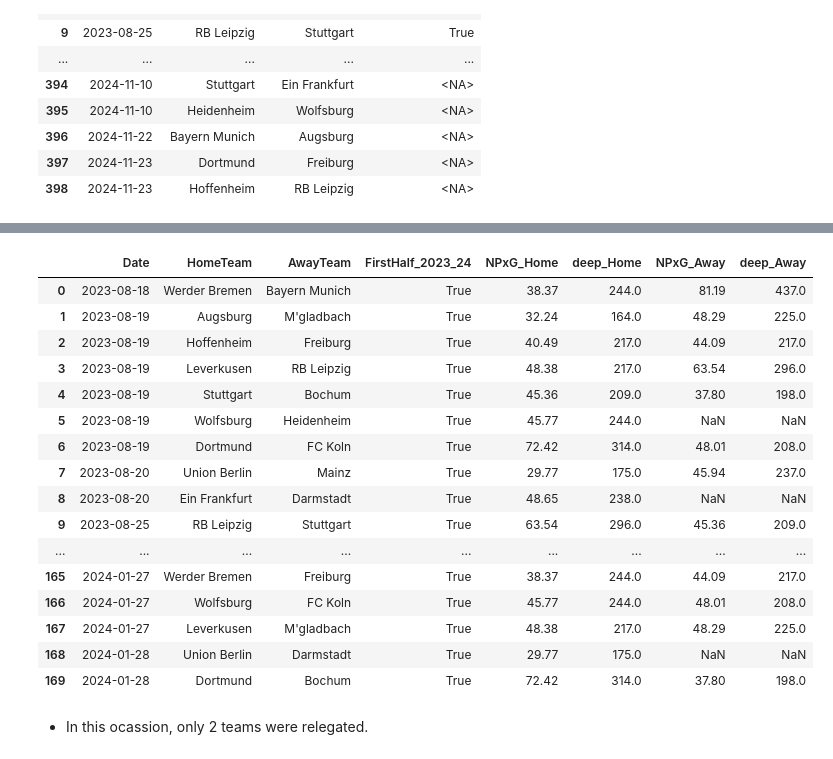
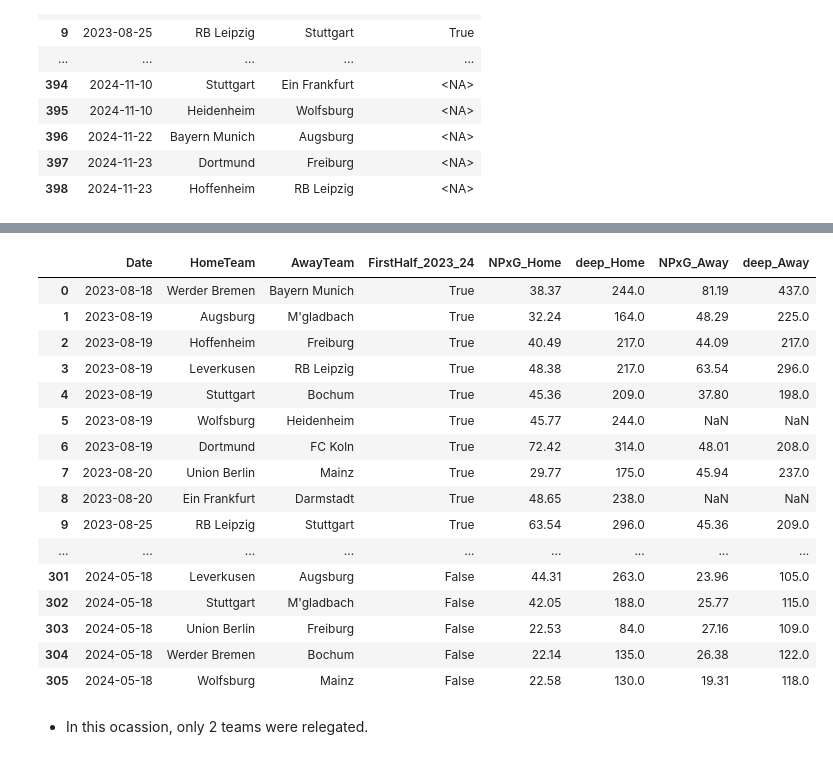
Before and after one commit to Acon3078/corners, a Jupyter notebook: Notebook_FTHG.ipynb, the cells around one changed output, grey strips where cells are left out. Cells and saved outputs as stored; diff of their text form; code cells hidden in the pictures.

```diff
--- a/Notebook_FTHG.ipynb
+++ b/Notebook_FTHG.ipynb
@@ -316,7 +316,7 @@ df_fh_2023_2024 = pd.read_csv(fh_2023_2024_path, sep=";")
 # Keep only attacking-quality columns we need
 fh_attacking = df_fh_2023_2024[["team", "NPxG", "deep"]].copy()
 
-# Map match-data team names -> FH team names where they differ
+# Map match-data team names -> FH/SH team names where they differ
 team_name_map = {
     "RB Leipzig": "RasenBallsport Leipzig",
     "M'gladbach": "Borussia M.Gladbach",
@@ -326,11 +326,13 @@ team_name_map = {
     "Stuttgart": "VfB Stuttgart",
     "Leverkusen": "Bayer Leverkusen",
     "Dortmund": "Borussia Dortmund",
+    # Promoted side naming alignment (match data vs FH/SH tables)
+    "Heidenheim": "FC Heidenheim",
 }
 
 print("FH 2023-2024 attacking quality loaded (teams, NPxG, deep):", fh_attacking.shape)
 print(fh_attacking.head())
-print("\nTeam-name mapping for FH merge:")
+print("\nTeam-name mapping for FH/SH merge:")
 for k, v in team_name_map.items():
     print(f"  {k!r} -> {v!r}")
 # %% [output]
@@ -841,53 +844,86 @@ Preview with first-half flag:
 # %%
 import numpy as np
 
-# Attach FH 2023-2024 attacking quality to match-level first-half data
+# Attach FH (first half) and SH (second half) 2023-2024 attacking quality to match-level data
 if "filtered_df_season" not in globals():
     raise NameError("`filtered_df_season` not found. Run the cell that builds filtered_df_season and FirstHalf_2023_24 first.")
 
 if "fh_attacking" not in globals() or "team_name_map" not in globals():
     raise NameError("`fh_attacking`/`team_name_map` not found. Run the FH 2023-2024 attacking quality cell first.")
 
-# 1) Create translated team-name columns for matching to FH teams
+# Load SH 2023-2024 attacking quality (second half of the season)
+sh_2023_2024_path = data_dir / "SH_2023:2024.csv"
+df_sh_2023_2024 = pd.read_csv(sh_2023_2024_path, sep=";")
+sh_attacking = df_sh_2023_2024[["team", "NPxG", "deep"]].copy()
+
+# 1) Create translated team-name columns for matching to FH/SH teams
 filtered_df_season = filtered_df_season.copy()
 filtered_df_season["HomeTeam_FH"] = filtered_df_season["HomeTeam"].replace(team_name_map)
 filtered_df_season["AwayTeam_FH"] = filtered_df_season["AwayTeam"].replace(team_name_map)
 
-# 2) Build home/away lookup tables from FH attacking data
-home_att = fh_attacking.rename(
-    columns={"team": "HomeTeam_FH", "NPxG": "NPxG_Home", "deep": "deep_Home"}
-)[["HomeTeam_FH", "NPxG_Home", "deep_Home"]]
+# 2) Build home/away lookup tables from FH and SH attacking data
+home_att_fh = fh_attacking.rename(
+    columns={"team": "HomeTeam_FH", "NPxG": "NPxG_Home_FH", "deep": "deep_Home_FH"}
+)[["HomeTeam_FH", "NPxG_Home_FH", "deep_Home_FH"]]
 
-away_att = fh_attacking.rename(
-    columns={"team": "AwayTeam_FH", "NPxG": "NPxG_Away", "deep": "deep_Away"}
-)[["AwayTeam_FH", "NPxG_Away", "deep_Away"]]
+away_att_fh = fh_attacking.rename(
+    columns={"team": "AwayTeam_FH", "NPxG": "NPxG_Away_FH", "deep": "deep_Away_FH"}
+)[["AwayTeam_FH", "NPxG_Away_FH", "deep_Away_FH"]]
+
+home_att_sh = sh_attacking.rename(
+    columns={"team": "HomeTeam_FH", "NPxG": "NPxG_Home_SH", "deep": "deep_Home_SH"}
+)[["HomeTeam_FH", "NPxG_Home_SH", "deep_Home_SH"]]
+
+away_att_sh = sh_attacking.rename(
+    columns={"team": "AwayTeam_FH", "NPxG": "NPxG_Away_SH", "deep": "deep_Away_SH"}
+)[["AwayTeam_FH", "NPxG_Away_SH", "deep_Away_SH"]]
 
 # 3) Drop any previous attacking-quality columns to keep the cell idempotent
-cols_to_drop = [c for c in ["NPxG_Home", "deep_Home", "NPxG_Away", "deep_Away"]
-                if c in filtered_df_season.columns]
+cols_to_drop = [
+    "NPxG_Home", "deep_Home", "NPxG_Away", "deep_Away",
+    "NPxG_Home_FH", "deep_Home_FH", "NPxG_Away_FH", "deep_Away_FH",
+    "NPxG_Home_SH", "deep_Home_SH", "NPxG_Away_SH", "deep_Away_SH",
+]
+cols_to_drop = [c for c in cols_to_drop if c in filtered_df_season.columns]
 if cols_to_drop:
     filtered_df_season = filtered_df_season.drop(columns=cols_to_drop)
 
-# 4) Merge team-level NPxG/deep onto each match row by translated home/away names
-merged = filtered_df_season.merge(home_att, on="HomeTeam_FH", how="left")
-merged = merged.merge(away_att, on="AwayTeam_FH", how="left")
+# 4) Merge FH and SH team-level NPxG/deep onto each match row by translated home/away names
+merged = filtered_df_season.merge(home_att_fh, on="HomeTeam_FH", how="left")
+merged = merged.merge(away_att_fh, on="AwayTeam_FH", how="left")
+merged = merged.merge(home_att_sh, on="HomeTeam_FH", how="left")
+merged = merged.merge(away_att_sh, on="AwayTeam_FH", how="left")
 
-# 5) Keep these stats only for first-half 2023-24 matches
+# 5) Build final NPxG/deep columns using FH for first-half and SH for second-half matches
 mask_first_half = merged["FirstHalf_2023_24"] == True
+mask_second_half = merged["FirstHalf_2023_24"] == False
 
-for col in ["NPxG_Home", "deep_Home", "NPxG_Away", "deep_Away"]:
-    merged.loc[~mask_first_half, col] = np.nan
+for out_col, fh_col, sh_col in [
+    ("NPxG_Home", "NPxG_Home_FH", "NPxG_Home_SH"),
+    ("deep_Home", "deep_Home_FH", "deep_Home_SH"),
+    ("NPxG_Away", "NPxG_Away_FH", "NPxG_Away_SH"),
+    ("deep_Away", "deep_Away_FH", "deep_Away_SH"),
+]:
+    merged[out_col] = np.nan
+    merged.loc[mask_first_half, out_col] = merged.loc[mask_first_half, fh_col]
+    merged.loc[mask_second_half, out_col] = merged.loc[mask_second_half, sh_col]
 
 filtered_df_season = merged
 
 # 6) Quick sanity checks and preview
 n_first_half = int(mask_first_half.sum())
-non_null_home = merged.loc[mask_first_half, "NPxG_Home"].notna().sum()
-non_null_away = merged.loc[mask_first_half, "NPxG_Away"].notna().sum()
+n_second_half = int(mask_second_half.sum())
+non_null_home_first = merged.loc[mask_first_half, "NPxG_Home"].notna().sum()
+non_null_away_first = merged.loc[mask_first_half, "NPxG_Away"].notna().sum()
+non_null_home_second = merged.loc[mask_second_half, "NPxG_Home"].notna().sum()
+non_null_away_second = merged.loc[mask_second_half, "NPxG_Away"].notna().sum()
 
 print("First-half 2023-24 matches (FirstHalf_2023_24 == True):", n_first_half)
-print("Non-null NPxG_Home among first-half matches:", non_null_home)
-print("Non-null NPxG_Away among first-half matches:", non_null_away)
+print("Second-half 2023-24 matches (FirstHalf_2023_24 == False):", n_second_half)
+print("Non-null NPxG_Home among first-half matches:", non_null_home_first)
+print("Non-null NPxG_Away among first-half matches:", non_null_away_first)
+print("Non-null NPxG_Home among second-half matches:", non_null_home_second)
+print("Non-null NPxG_Away among second-half matches:", non_null_away_second)
 
 preview_cols = [
     "Date", "HomeTeam", "AwayTeam", "FirstHalf_2023_24",
@@ -895,9 +931,9 @@ preview_cols = [
 ]
 preview_cols = [c for c in preview_cols if c in filtered_df_season.columns]
 
-print("\nPreview of first-half 2023-24 matches with attacking quality:")
+print("\nPreview of 2023-24 matches with attacking quality by half-season:")
 from IPython.display import HTML
-html = filtered_df_season.loc[mask_first_half, preview_cols].to_html()
+html = filtered_df_season.loc[mask_first_half | mask_second_half, preview_cols].to_html()
 display(HTML(f'<div style="max-height:350px; overflow:auto">{html}</div>'))
 # %% [output]
 First-half 2023-24 matches (FirstHalf_2023_24 == True): 170
@@ -908,20 +947,20 @@ Preview of first-half 2023-24 matches with attacking quality:
 |  | Date | HomeTeam | AwayTeam | FirstHalf_2023_24 | NPxG_Home | deep_Home | NPxG_Away | deep_Away |
 | 0 | 2023-08-18 | Werder Bremen | Bayern Munich | True | 38.37 | 244.0 | 81.19 | 437.0 |
 | 1 | 2023-08-19 | Augsburg | M'gladbach | True | 32.24 | 164.0 | 48.29 | 225.0 |
 | 2 | 2023-08-19 | Hoffenheim | Freiburg | True | 40.49 | 217.0 | 44.09 | 217.0 |
 | 3 | 2023-08-19 | Leverkusen | RB Leipzig | True | 48.38 | 217.0 | 63.54 | 296.0 |
 | 4 | 2023-08-19 | Stuttgart | Bochum | True | 45.36 | 209.0 | 37.80 | 198.0 |
 | 5 | 2023-08-19 | Wolfsburg | Heidenheim | True | 45.77 | 244.0 | NaN | NaN |
 | 6 | 2023-08-19 | Dortmund | FC Koln | True | 72.42 | 314.0 | 48.01 | 208.0 |
 | 7 | 2023-08-20 | Union Berlin | Mainz | True | 29.77 | 175.0 | 45.94 | 237.0 |
 | 8 | 2023-08-20 | Ein Frankfurt | Darmstadt | True | 48.65 | 238.0 | NaN | NaN |
 | 9 | 2023-08-25 | RB Leipzig | Stuttgart | True | 63.54 | 296.0 | 45.36 | 209.0 |
 | ... | ... | ... | ... | ... | ... | ... | ... | ... |
-| 165 | 2024-01-27 | Werder Bremen | Freiburg | True | 38.37 | 244.0 | 44.09 | 217.0 |
-| 166 | 2024-01-27 | Wolfsburg | FC Koln | True | 45.77 | 244.0 | 48.01 | 208.0 |
-| 167 | 2024-01-27 | Leverkusen | M'gladbach | True | 48.38 | 217.0 | 48.29 | 225.0 |
-| 168 | 2024-01-28 | Union Berlin | Darmstadt | True | 29.77 | 175.0 | NaN | NaN |
-| 169 | 2024-01-28 | Dortmund | Bochum | True | 72.42 | 314.0 | 37.80 | 198.0 |
+| 301 | 2024-05-18 | Leverkusen | Augsburg | False | 44.31 | 263.0 | 23.96 | 105.0 |
+| 302 | 2024-05-18 | Stuttgart | M'gladbach | False | 42.05 | 188.0 | 25.77 | 115.0 |
+| 303 | 2024-05-18 | Union Berlin | Freiburg | False | 22.53 | 84.0 | 27.16 | 109.0 |
+| 304 | 2024-05-18 | Werder Bremen | Bochum | False | 22.14 | 135.0 | 26.38 | 122.0 |
+| 305 | 2024-05-18 | Wolfsburg | Mainz | False | 22.58 | 130.0 | 19.31 | 118.0 |
 # %% [markdown]
 - In this ocassion, only 2 teams were relegated.
 # %% [markdown]
```
Also changed, not shown: parts of 3 cells of this notebook.
